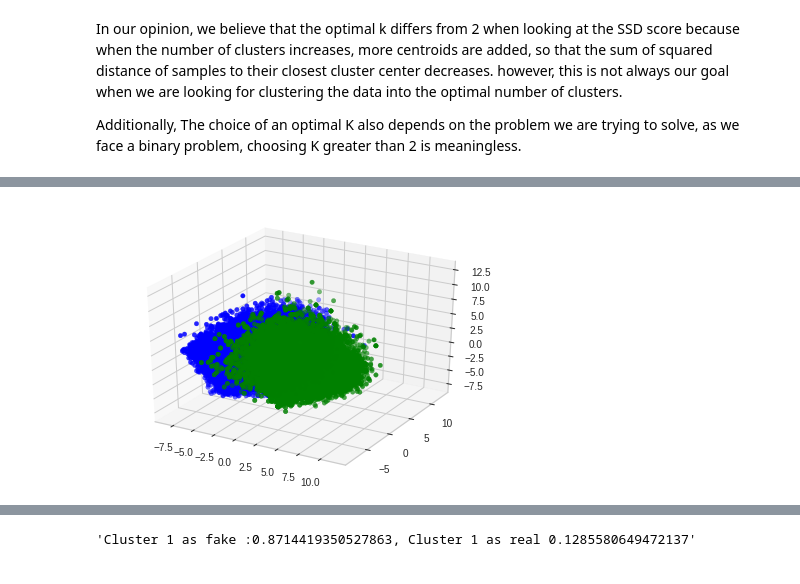
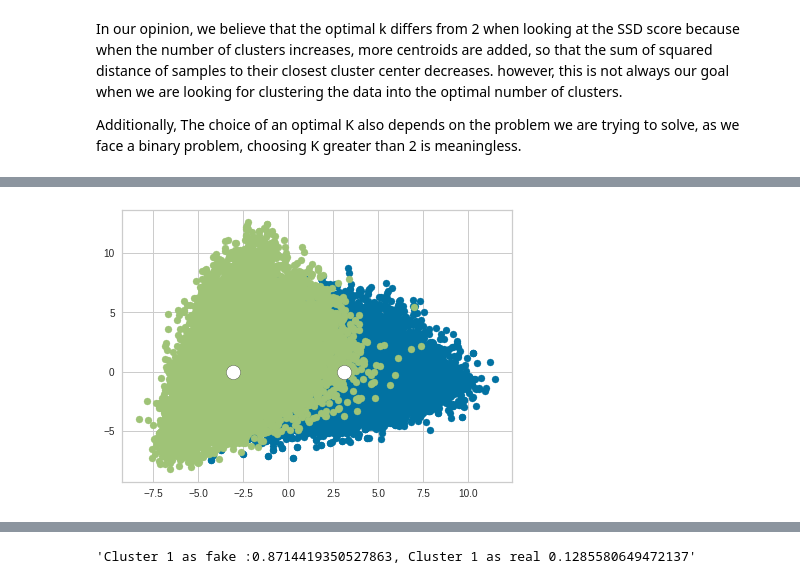
Before and after one commit to orenfix10/ML-project1, a Jupyter notebook: Main.ipynb, the cells around one changed output, grey strips where cells are left out. Drawn from its saved outputs; the diff is of its cells as text; code cells hidden in the pictures.

```diff
--- a/Main.ipynb
+++ b/Main.ipynb
@@ -414,4 +414,0 @@ plot_2d(zero,ones)
-# %%
-plot_3d(zero,ones,tows)
-# %% [output]
-[figure, removed]
@@ -417,0 +417,4 @@ plot_3d(zero,ones,tows)
+# %%
+plot_2d(xs,ys,y,centers)
+# %% [output]
+[figure, added]
```
Also changed, not shown: parts of 33 cells of this notebook.
